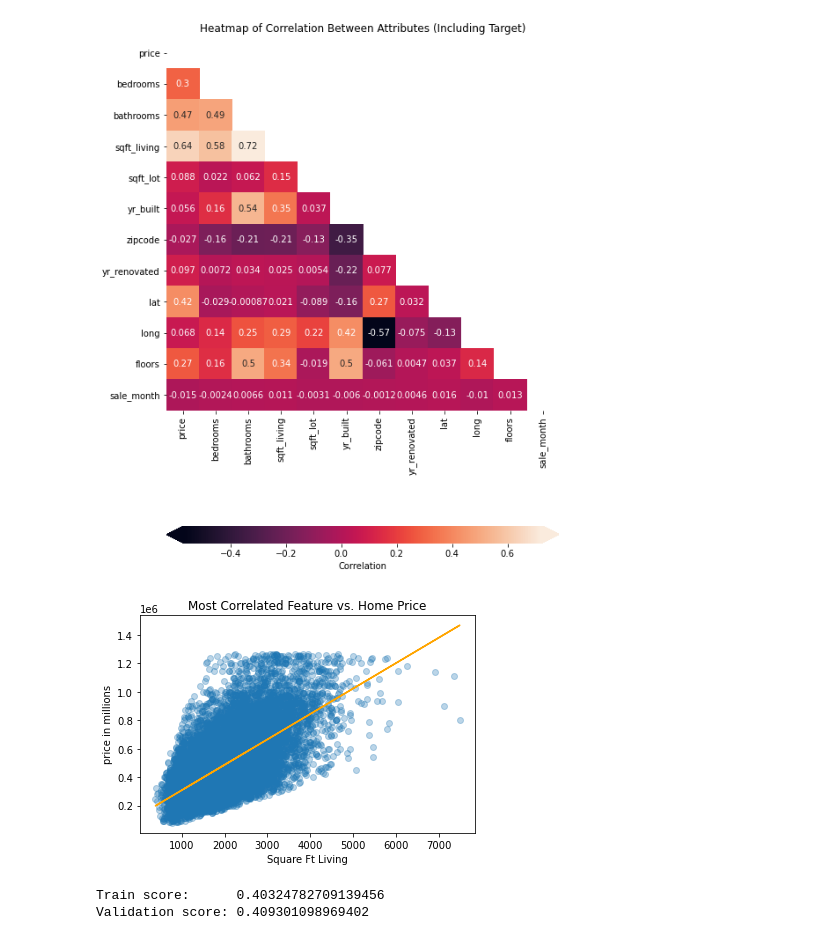
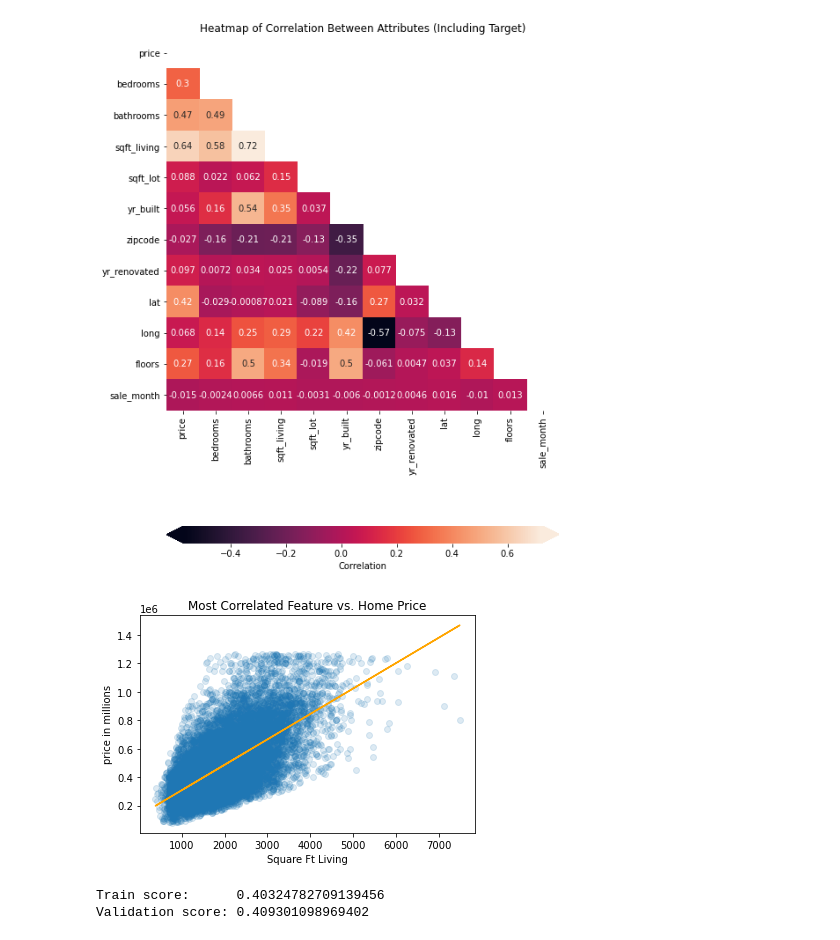
Before and after one commit to JM-Hansen/dsc-phase-2-project-v2-3, a Jupyter notebook: student.ipynb, the cells around one changed output. Saved outputs shown, nothing was run; the diff lists cells and outputs as text; code cells hidden in the pictures.

```diff
--- a/student.ipynb
+++ b/student.ipynb
@@ -498,16 +503,16 @@ ax.set_title("Heatmap of Correlation Between Attributes (Including Target)");
 # %%
 most_correlated_feature = 'sqft_living'
 
 fig, ax = plt.subplots()
 
-ax.scatter(X_train[most_correlated_feature], y_train, alpha=0.3)
+ax.scatter(X_train[most_correlated_feature], y_train, alpha=0.15)
 m, b = np.polyfit(X_train[most_correlated_feature], y_train, 1)
 plt.plot(X_train[most_correlated_feature], m*X_train[most_correlated_feature]+b, color = 'orange')
 ax.set_xlabel("Square Ft Living")
 ax.set_ylabel("price in millions")
 ax.set_title("Most Correlated Feature vs. Home Price");
 # %% [output]
-[figure, old version]
+[figure, new version]
 # %%
 from sklearn.linear_model import LinearRegression
 
```
Also changed, not shown: parts of 86 cells of this notebook, 2 other files.
